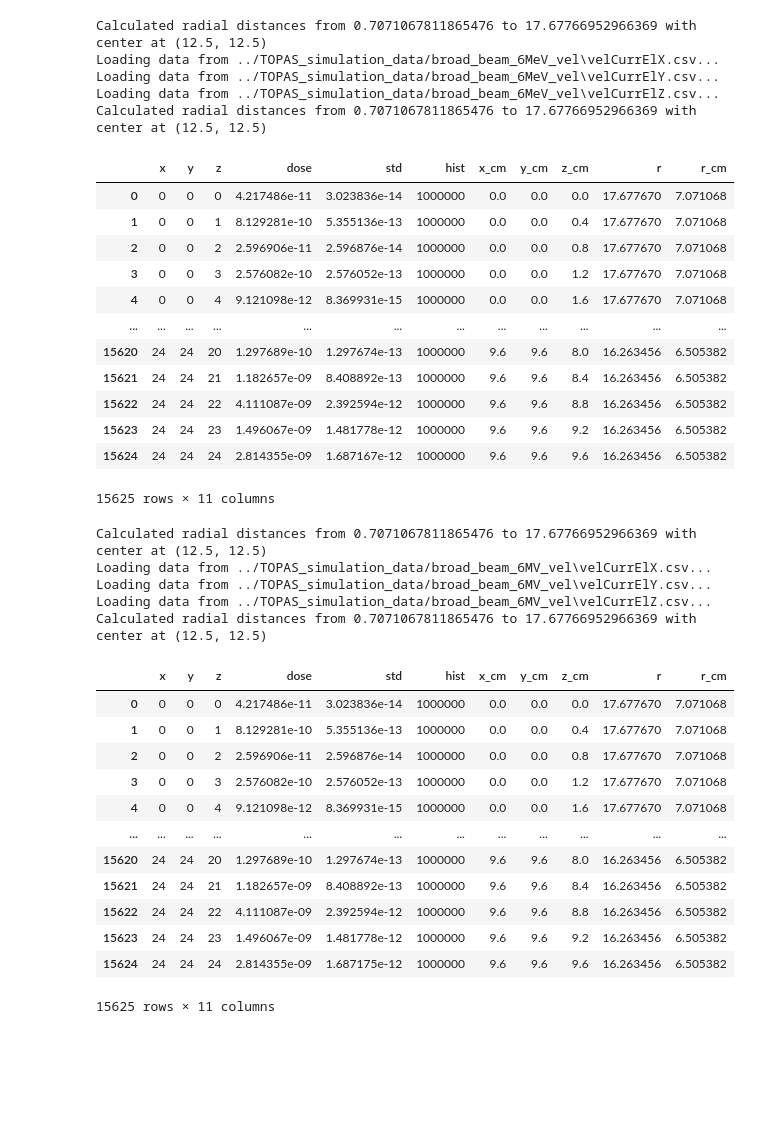
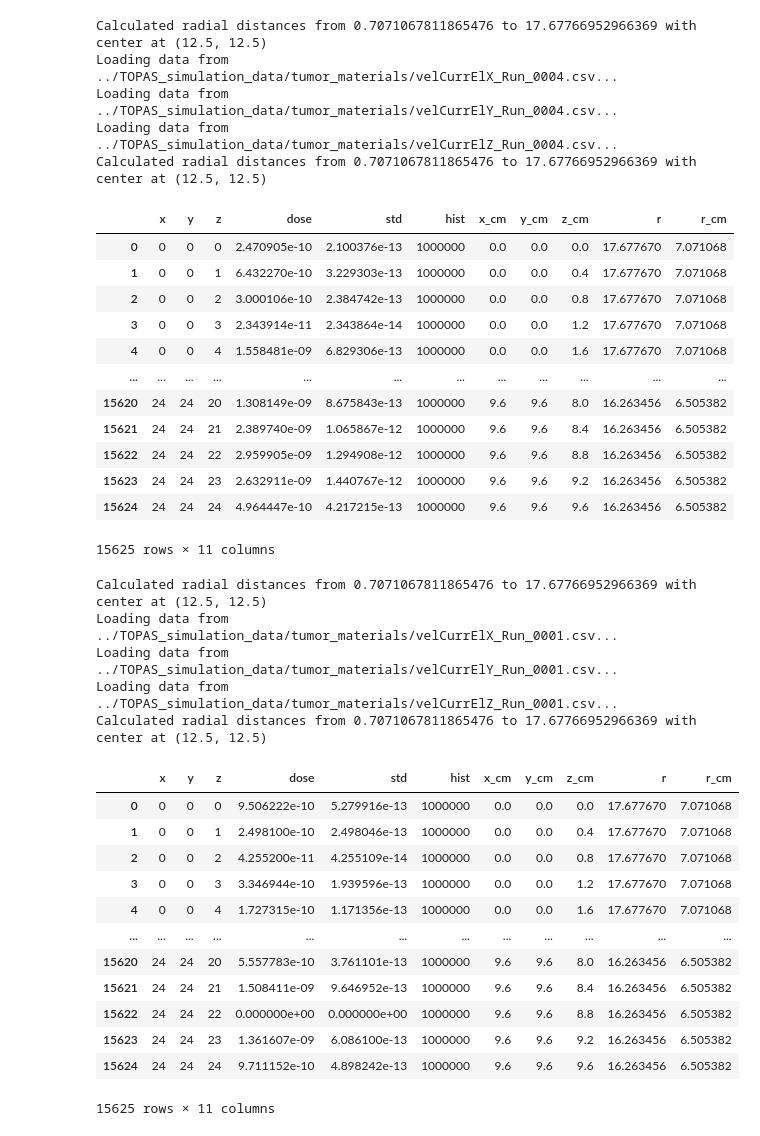
Before and after one commit to ChrisBtt/HEC-simulation, a Jupyter notebook: TOPAS_analysis/analyseCurrent.ipynb, the cells around one changed output. Saved outputs shown, nothing was run; the diff lists cells and outputs as text; code cells hidden in the pictures; blank space fills up the shorter version.

```diff
--- a/TOPAS_analysis/analyseCurrent.ipynb
+++ b/TOPAS_analysis/analyseCurrent.ipynb
@@ -16,45 +16,49 @@ import sys
 sys.path.append('..')
 from preprocessSimulation import Preprocessor
 # %%
-folder = '../TOPAS_simulation_data/broad_beam_6MeV_vel'
-path_dose = os.path.join(folder, 'DoseGrid.csv')
-path_current_elX = os.path.join(folder, 'velCurrElX.csv')
-path_current_elY = os.path.join(folder, 'velCurrElY.csv')
-path_current_elZ = os.path.join(folder, 'velCurrElZ.csv')
+folder = '../TOPAS_simulation_data/tumor_materials'
+file_ending = '_Run_0004.csv'
+#folder = '../TOPAS_simulation_data/broad_beam'
+#file_ending = '.csv'
+path_dose = os.path.join(folder, 'DoseGrid' + file_ending)
+path_current_elX = os.path.join(folder, 'velCurrElX' + file_ending)
+path_current_elY = os.path.join(folder, 'velCurrElY' + file_ending)
+path_current_elZ = os.path.join(folder, 'velCurrElZ' + file_ending)
 
 bin_x = 0.4
 bin_y = 0.4
 bin_z = 0.4
 
 data_dose = Preprocessor(path_dose, 'dose', bin_x, bin_y, bin_z).data
 data_current_el = Preprocessor([path_current_elX, path_current_elY, path_current_elZ], 'current', bin_x, bin_y, bin_z).data
 
 data_dose
 # %% [output]
 Calculated radial distances from 0.7071067811865476 to 17.67766952966369 with center at (12.5, 12.5)
-Loading data from ../TOPAS_simulation_data/broad_beam_6MeV_vel\velCurrElX.csv...
-Loading data from ../TOPAS_simulation_data/broad_beam_6MeV_vel\velCurrElY.csv...
-Loading data from ../TOPAS_simulation_data/broad_beam_6MeV_vel\velCurrElZ.csv...
+Loading data from ../TOPAS_simulation_data/tumor_materials/velCurrElX_Run_0004.csv...
+Loading data from ../TOPAS_simulation_data/tumor_materials/velCurrElY_Run_0004.csv...
+Loading data from ../TOPAS_simulation_data/tumor_materials/velCurrElZ_Run_0004.csv...
 Calculated radial distances from 0.7071067811865476 to 17.67766952966369 with center at (12.5, 12.5)
 |  | x | y | z | dose | std | hist | x_cm | y_cm | z_cm | r | r_cm |
-| 0 | 0 | 0 | 0 | 4.217486e-11 | 3.023836e-14 | 1000000 | 0.0 | 0.0 | 0.0 | 17.677670 | 7.071068 |
-| 1 | 0 | 0 | 1 | 8.129281e-10 | 5.355136e-13 | 1000000 | 0.0 | 0.0 | 0.4 | 17.677670 | 7.071068 |
-| 2 | 0 | 0 | 2 | 2.596906e-11 | 2.596876e-14 | 1000000 | 0.0 | 0.0 | 0.8 | 17.677670 | 7.071068 |
-| 3 | 0 | 0 | 3 | 2.576082e-10 | 2.576052e-13 | 1000000 | 0.0 | 0.0 | 1.2 | 17.677670 | 7.071068 |
-| 4 | 0 | 0 | 4 | 9.121098e-12 | 8.369931e-15 | 1000000 | 0.0 | 0.0 | 1.6 | 17.677670 | 7.071068 |
+| 0 | 0 | 0 | 0 | 2.470905e-10 | 2.100376e-13 | 1000000 | 0.0 | 0.0 | 0.0 | 17.677670 | 7.071068 |
+| 1 | 0 | 0 | 1 | 6.432270e-10 | 3.229303e-13 | 1000000 | 0.0 | 0.0 | 0.4 | 17.677670 | 7.071068 |
+| 2 | 0 | 0 | 2 | 3.000106e-10 | 2.384742e-13 | 1000000 | 0.0 | 0.0 | 0.8 | 17.677670 | 7.071068 |
+| 3 | 0 | 0 | 3 | 2.343914e-11 | 2.343864e-14 | 1000000 | 0.0 | 0.0 | 1.2 | 17.677670 | 7.071068 |
+| 4 | 0 | 0 | 4 | 1.558481e-09 | 6.829306e-13 | 1000000 | 0.0 | 0.0 | 1.6 | 17.677670 | 7.071068 |
 | ... | ... | ... | ... | ... | ... | ... | ... | ... | ... | ... | ... |
-| 15620 | 24 | 24 | 20 | 1.297689e-10 | 1.297674e-13 | 1000000 | 9.6 | 9.6 | 8.0 | 16.263456 | 6.505382 |
-| 15621 | 24 | 24 | 21 | 1.182657e-09 | 8.408892e-13 | 1000000 | 9.6 | 9.6 | 8.4 | 16.263456 | 6.505382 |
-| 15622 | 24 | 24 | 22 | 4.111087e-09 | 2.392594e-12 | 1000000 | 9.6 | 9.6 | 8.8 | 16.263456 | 6.505382 |
-| 15623 | 24 | 24 | 23 | 1.496067e-09 | 1.481778e-12 | 1000000 | 9.6 | 9.6 | 9.2 | 16.263456 | 6.505382 |
-| 15624 | 24 | 24 | 24 | 2.814355e-09 | 1.687167e-12 | 1000000 | 9.6 | 9.6 | 9.6 | 16.263456 | 6.505382 |
+| 15620 | 24 | 24 | 20 | 1.308149e-09 | 8.675843e-13 | 1000000 | 9.6 | 9.6 | 8.0 | 16.263456 | 6.505382 |
+| 15621 | 24 | 24 | 21 | 2.389740e-09 | 1.065867e-12 | 1000000 | 9.6 | 9.6 | 8.4 | 16.263456 | 6.505382 |
+| 15622 | 24 | 24 | 22 | 2.959905e-09 | 1.294908e-12 | 1000000 | 9.6 | 9.6 | 8.8 | 16.263456 | 6.505382 |
+| 15623 | 24 | 24 | 23 | 2.632911e-09 | 1.440767e-12 | 1000000 | 9.6 | 9.6 | 9.2 | 16.263456 | 6.505382 |
+| 15624 | 24 | 24 | 24 | 4.964447e-10 | 4.217215e-13 | 1000000 | 9.6 | 9.6 | 9.6 | 16.263456 | 6.505382 |
 15625 rows × 11 columns
 # %%
-folder = '../TOPAS_simulation_data/broad_beam_6MV_vel'
-path_dose = os.path.join(folder, 'DoseGrid.csv')
-path_current_elX = os.path.join(folder, 'velCurrElX.csv')
-path_current_elY = os.path.join(folder, 'velCurrElY.csv')
-path_current_elZ = os.path.join(folder, 'velCurrElZ.csv')
+folder = '../TOPAS_simulation_data/tumor_materials'
+file_ending = '_Run_0001.csv'
+path_dose = os.path.join(folder, 'DoseGrid' + file_ending)
+path_current_elX = os.path.join(folder, 'velCurrElX' + file_ending)
+path_current_elY = os.path.join(folder, 'velCurrElY' + file_ending)
+path_current_elZ = os.path.join(folder, 'velCurrElZ' + file_ending)
 
 bin_x = 0.4
 bin_y = 0.4
@@ -66,22 +70,22 @@ data_current_el2 = Preprocessor([path_current_elX, path_current_elY, path_curren
 data_dose2
 # %% [output]
 Calculated radial distances from 0.7071067811865476 to 17.67766952966369 with center at (12.5, 12.5)
-Loading data from ../TOPAS_simulation_data/broad_beam_6MV_vel\velCurrElX.csv...
-Loading data from ../TOPAS_simulation_data/broad_beam_6MV_vel\velCurrElY.csv...
-Loading data from ../TOPAS_simulation_data/broad_beam_6MV_vel\velCurrElZ.csv...
+Loading data from ../TOPAS_simulation_data/tumor_materials/velCurrElX_Run_0001.csv...
+Loading data from ../TOPAS_simulation_data/tumor_materials/velCurrElY_Run_0001.csv...
+Loading data from ../TOPAS_simulation_data/tumor_materials/velCurrElZ_Run_0001.csv...
 Calculated radial distances from 0.7071067811865476 to 17.67766952966369 with center at (12.5, 12.5)
 |  | x | y | z | dose | std | hist | x_cm | y_cm | z_cm | r | r_cm |
-| 0 | 0 | 0 | 0 | 4.217486e-11 | 3.023836e-14 | 1000000 | 0.0 | 0.0 | 0.0 | 17.677670 | 7.071068 |
-| 1 | 0 | 0 | 1 | 8.129281e-10 | 5.355136e-13 | 1000000 | 0.0 | 0.0 | 0.4 | 17.677670 | 7.071068 |
-| 2 | 0 | 0 | 2 | 2.596906e-11 | 2.596876e-14 | 1000000 | 0.0 | 0.0 | 0.8 | 17.677670 | 7.071068 |
-| 3 | 0 | 0 | 3 | 2.576082e-10 | 2.576052e-13 | 1000000 | 0.0 | 0.0 | 1.2 | 17.677670 | 7.071068 |
-| 4 | 0 | 0 | 4 | 9.121098e-12 | 8.369931e-15 | 1000000 | 0.0 | 0.0 | 1.6 | 17.677670 | 7.071068 |
+| 0 | 0 | 0 | 0 | 9.506222e-10 | 5.279916e-13 | 1000000 | 0.0 | 0.0 | 0.0 | 17.677670 | 7.071068 |
+| 1 | 0 | 0 | 1 | 2.498100e-10 | 2.498046e-13 | 1000000 | 0.0 | 0.0 | 0.4 | 17.677670 | 7.071068 |
+| 2 | 0 | 0 | 2 | 4.255200e-11 | 4.255109e-14 | 1000000 | 0.0 | 0.0 | 0.8 | 17.677670 | 7.071068 |
+| 3 | 0 | 0 | 3 | 3.346944e-10 | 1.939596e-13 | 1000000 | 0.0 | 0.0 | 1.2 | 17.677670 | 7.071068 |
+| 4 | 0 | 0 | 4 | 1.727315e-10 | 1.171356e-13 | 1000000 | 0.0 | 0.0 | 1.6 | 17.677670 | 7.071068 |
 | ... | ... | ... | ... | ... | ... | ... | ... | ... | ... | ... | ... |
-| 15620 | 24 | 24 | 20 | 1.297689e-10 | 1.297674e-13 | 1000000 | 9.6 | 9.6 | 8.0 | 16.263456 | 6.505382 |
-| 15621 | 24 | 24 | 21 | 1.182657e-09 | 8.408892e-13 | 1000000 | 9.6 | 9.6 | 8.4 | 16.263456 | 6.505382 |
-| 15622 | 24 | 24 | 22 | 4.111087e-09 | 2.392594e-12 | 1000000 | 9.6 | 9.6 | 8.8 | 16.263456 | 6.505382 |
-| 15623 | 24 | 24 | 23 | 1.496067e-09 | 1.481778e-12 | 1000000 | 9.6 | 9.6 | 9.2 | 16.263456 | 6.505382 |
-| 15624 | 24 | 24 | 24 | 2.814355e-09 | 1.687175e-12 | 1000000 | 9.6 | 9.6 | 9.6 | 16.263456 | 6.505382 |
+| 15620 | 24 | 24 | 20 | 5.557783e-10 | 3.761101e-13 | 1000000 | 9.6 | 9.6 | 8.0 | 16.263456 | 6.505382 |
+| 15621 | 24 | 24 | 21 | 1.508411e-09 | 9.646952e-13 | 1000000 | 9.6 | 9.6 | 8.4 | 16.263456 | 6.505382 |
+| 15622 | 24 | 24 | 22 | 0.000000e+00 | 0.000000e+00 | 1000000 | 9.6 | 9.6 | 8.8 | 16.263456 | 6.505382 |
+| 15623 | 24 | 24 | 23 | 1.361607e-09 | 6.086100e-13 | 1000000 | 9.6 | 9.6 | 9.2 | 16.263456 | 6.505382 |
+| 15624 | 24 | 24 | 24 | 9.711152e-10 | 4.898242e-13 | 1000000 | 9.6 | 9.6 | 9.6 | 16.263456 | 6.505382 |
 15625 rows × 11 columns
 # %%
 center_x = int(data_dose['x_cm'].median())
```
Also changed, not shown: parts of 4 cells of this notebook, 7 other files.
